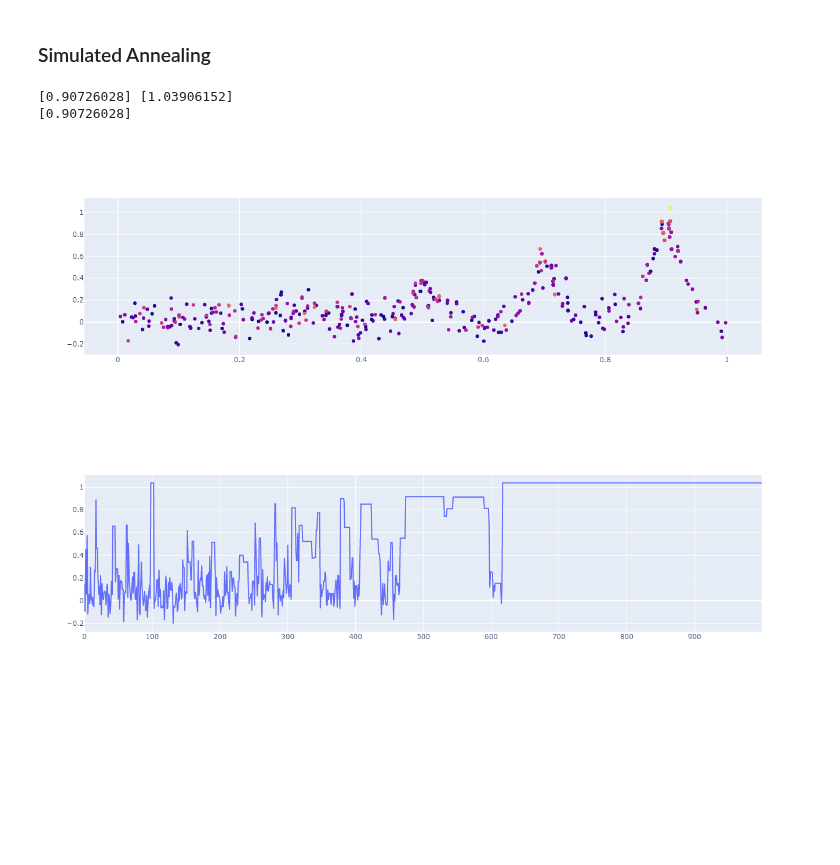
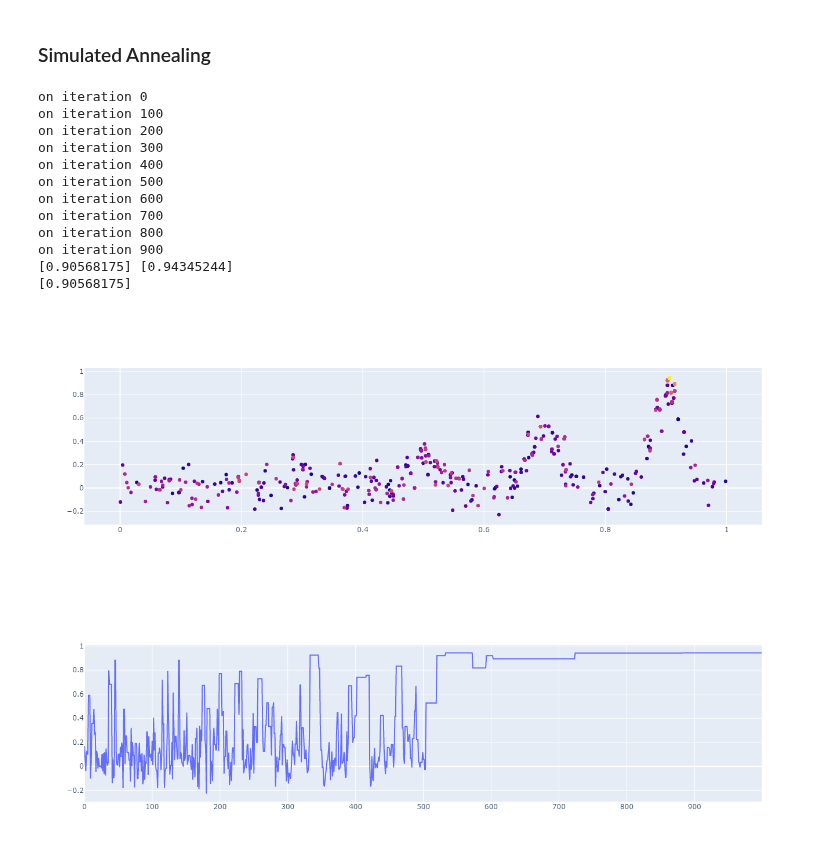
Before and after one commit to adawsonelli/NRI_Analyses, a Jupyter notebook: optimizers.ipynb, the cells around one changed output. Cells and saved outputs as stored; diff of their text form; code cells hidden in the pictures; blank space fills up the shorter version.

```diff
--- a/optimizers.ipynb
+++ b/optimizers.ipynb
@@ -7,11 +7,9 @@ This notebook serves as a library of optimizers, as well as a set of test functi
 test if notebook is being run by itself (in which case, run the test functions) or if it's being imported as a library
 # %%
 #check if the notebook is being used as a library, or being run as a notebook
-asLibrary = '__file__' in globals()
-runTests = True
-if asLibrary:
+asLibrary = lambda : '__file__' in globals()
+if asLibrary():
     print("optimizers run as library")
-    runTests = False
 # %%
 from scipy.interpolate import interp1d
 import plotly.graph_objs as go
@@ -113,7 +111,7 @@ def plot(X, y, model):
     pyplot.show()
 
 
-if runTests:
+if not asLibrary():
     # sample the domain sparsely with noise
     X = random(100)
     y = asarray([objective(x) for x in X])
@@ -191,7 +189,7 @@ Best Result: x=0.905, y=1.026
 
 
 class SA:
-    def __init__(self,boxConstraints):
+    def __init__(self):
         self.nIter = 1000;                     #total number of iterations to perform
         self.nResets = 3                       #number of resets to best
         self.brt = self._brt()                 #trial numbers during which to reset to best
@@ -204,12 +202,15 @@ class SA:
         self.N_half = 150                      #half-life of neighborhood size [trials]
         self.fxBest = 0                        #best encountered function value
         self.xBest = []                        #location of best value
-        bcs = boxConstraints                   #box constraints
+        self.dbg = False                        #save variables for debugging
+        self.xCache  = []                      #storage for x
+        self.FxCache = []                      #storage for Fx
+        self.updateReports = True              #should we print out an update of how the optimization is progressing?
+
+
+    def setBoxConstraints(self,bcs):
         self.x_max = bcs[:,0]                  #upper limits on box constraints for x variable
         self.x_min = bcs[:,1]                  #lower limits on box constraints for x variable
-        self.dbg = True                        #save variables for debugging
-        self.xCache  = []                      #storage for x
-        self.FxCache = []                      #storage for Fx
 
     def _center(self,x_max,x_min):
         """
@@ -232,7 +233,6 @@ class SA:
                                  size = self.nResets)
 
 
-
     def sample(self,x):
         """
         sample the space for the next sample based on the neighborhood
@@ -249,9 +249,12 @@ class SA:
 
         #define the combined bounding box as an intersection between
         #the box constraints and the neighborhood box - a mini-max problem
-        for i in range(len(self.x_max)):
-            cx_max = min(self.x_max,nx_max)
-            cx_min = max(self.x_min,nx_min)
+        cx_max = np.amin(np.vstack((self.x_max,nx_max)),axis = 0)
+        cx_min =  np.max(np.vstack((self.x_min,nx_min)),axis = 0)
+
+#         for i in range(len(self.x_max)):
+#             cx_max[i] = min(self.x_max,nx_max[i])
+#             cx_min[i] = max(self.x_min,nx_min[i])
 
         #sample from the combined box, according to the appropriate distribution
         if self.dist == "uniform":
@@ -276,7 +279,6 @@ class SA:
 
         for n in range(self.nIter):
             x = self.sample(x0)
-            #print(x0,x)
             fx = obj(x)
 
             #if better, always keep
@@ -307,36 +309,54 @@ class SA:
             if self.nMode == "exp": self.N = .5**(n/self.N_half)
 
             if self.aMode == "Linear": self.T = self._twoPointLine(n,0,1,self.nIter,0)
             if self.nMode == "Linear": self.N = self._twoPointLine(n,0,1,self.nIter,0)
 
+
             #store debugging vars
             if self.dbg:
                 self.xCache.append(x0[0])
                 self.FxCache.append(fx0[0])
+
+            #give updates
+            if self.updateReports:
+                if n % ((self.nIter) / 10) == 0:
+                    print("on iteration %d" %n)
 
         return x0,fx0
 
 
 
 
 
 
 
-if runTests:
+if not asLibrary():
     #plot
     tester = testObjFxn()
     boxConstraints = np.array([[1,0]])
-    sa = SA(boxConstraints)
+    sa = SA()
+    sa.dbg = True
+    sa.setBoxConstraints(boxConstraints)
 
     x0,fx0 = sa.optimize(tester.f)
     print(x0,fx0)
     print(sa.xBest)
 
     tester.pltSampleHistory(sa.xCache,sa.FxCache)
 
     #%timeit sa.optimize(tester.f)
 # %% [output]
-[0.90726028] [1.03906152]
-[0.90726028]
+on iteration 0
+on iteration 100
+on iteration 200
+on iteration 300
+on iteration 400
+on iteration 500
+on iteration 600
+on iteration 700
+on iteration 800
+on iteration 900
+[0.90568175] [0.94345244]
+[0.90568175]
-[figure, old version]
+[figure, new version]
-[figure, old version]
+[figure, new version]
```
Also changed, not shown: 1 other file.
